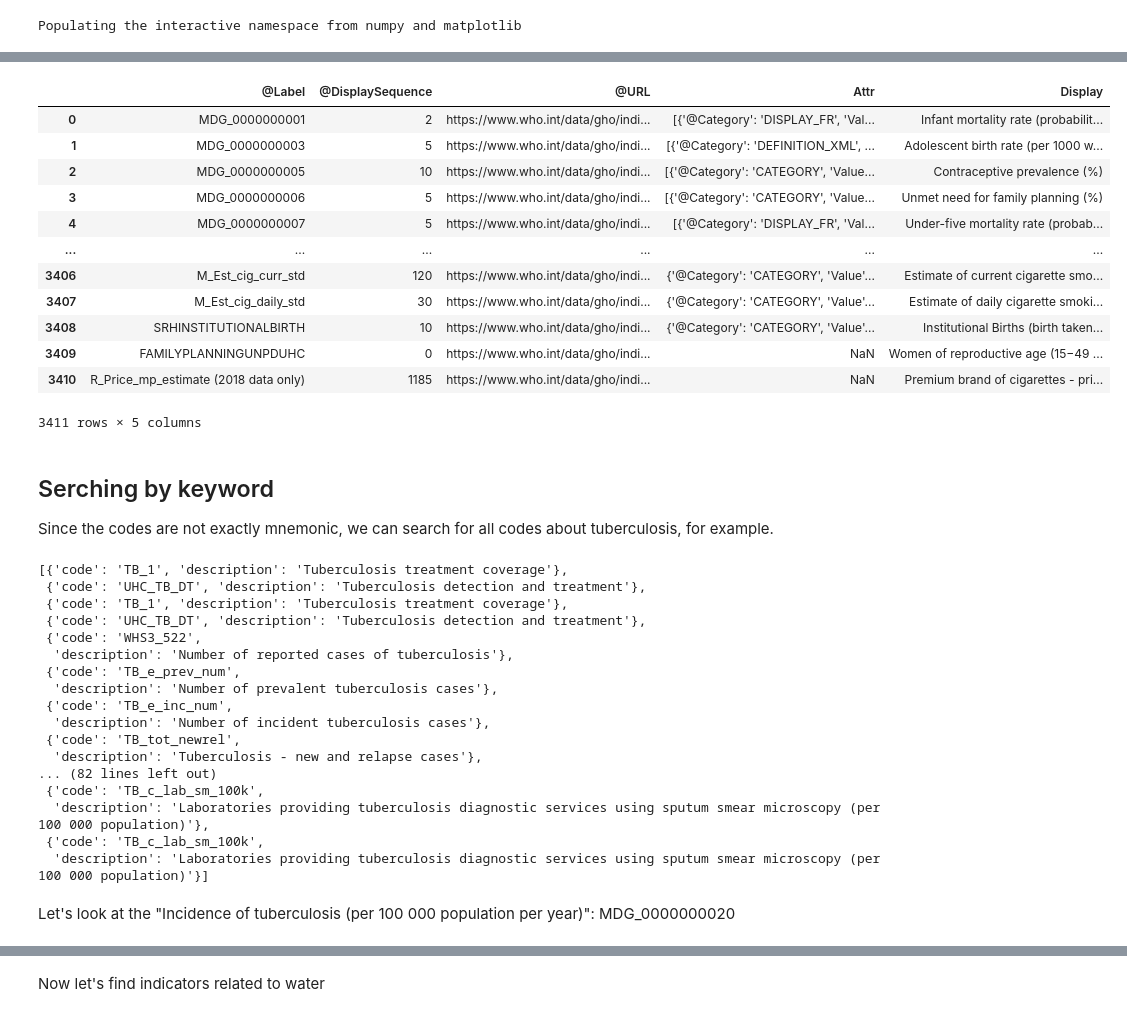
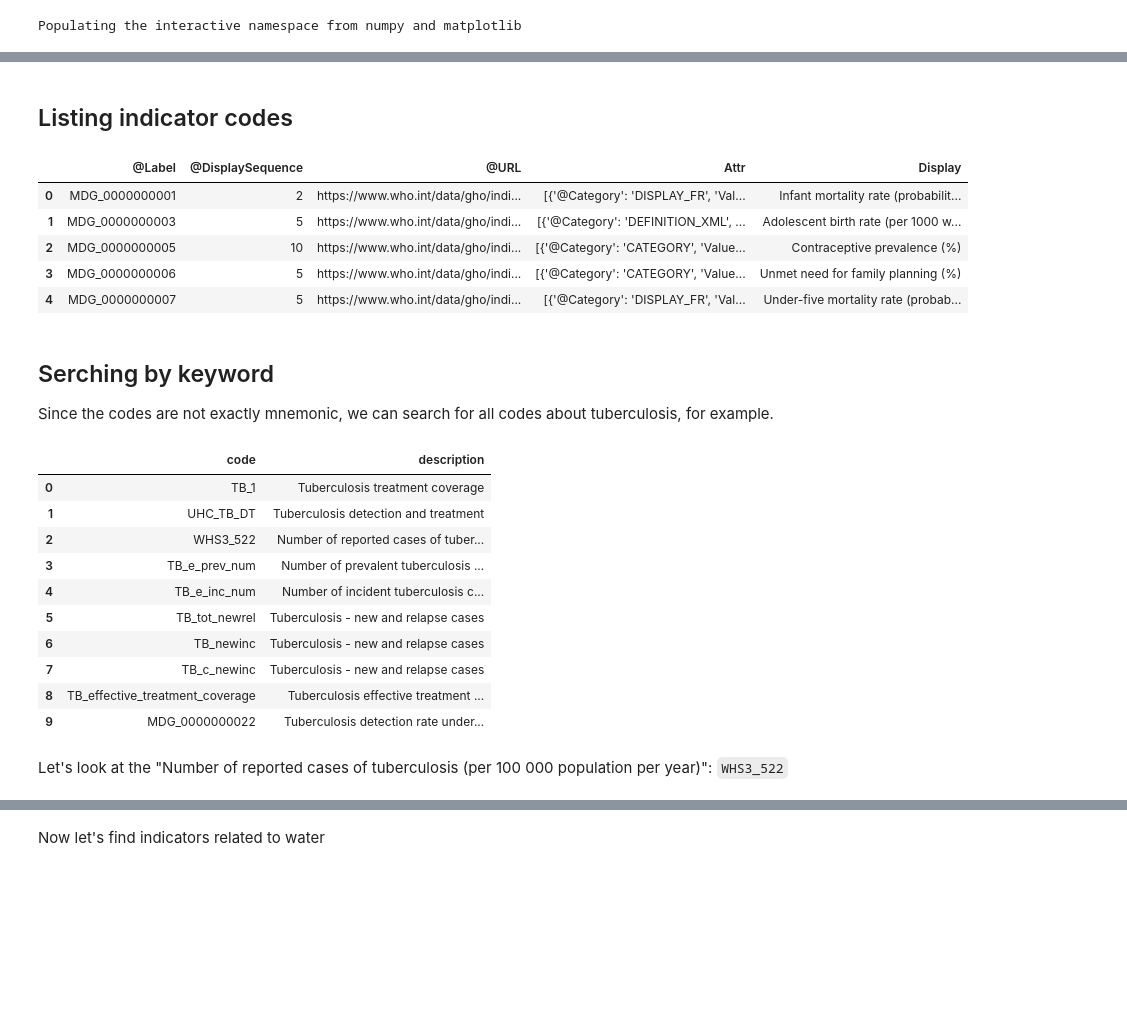
Before and after one commit to fccoelho/ghoclient, a Jupyter notebook: docs/GHO_data.ipynb, the cells around one changed output, grey strips where cells are left out. Saved outputs shown, nothing was run; the diff lists cells and outputs as text; code cells hidden in the pictures; blank space fills up the shorter version.

```diff
--- a/docs/GHO_data.ipynb
+++ b/docs/GHO_data.ipynb
@@ -10,46 +9,37 @@ Populating the interactive namespace from numpy and matplotlib
 # %%
 GC = GHOSession()
+# %% [markdown]
+## Listing indicator codes
 # %%
 codes = GC.get_data_codes(format='dataframe')
-codes
+codes.head()
 # %% [output]
 |  | @Label | @DisplaySequence | @URL | Attr | Display |
 | 0 | MDG_0000000001 | 2 | https://www.who.int/data/gho/indi... | [{'@Category': 'DISPLAY_FR', 'Val... | Infant mortality rate (probabilit... |
 | 1 | MDG_0000000003 | 5 | https://www.who.int/data/gho/indi... | [{'@Category': 'DEFINITION_XML', ... | Adolescent birth rate (per 1000 w... |
 | 2 | MDG_0000000005 | 10 | https://www.who.int/data/gho/indi... | [{'@Category': 'CATEGORY', 'Value... | Contraceptive prevalence (%) |
 | 3 | MDG_0000000006 | 5 | https://www.who.int/data/gho/indi... | [{'@Category': 'CATEGORY', 'Value... | Unmet need for family planning (%) |
 | 4 | MDG_0000000007 | 5 | https://www.who.int/data/gho/indi... | [{'@Category': 'DISPLAY_FR', 'Val... | Under-five mortality rate (probab... |
-| ... | ... | ... | ... | ... | ... |
-| 3406 | M_Est_cig_curr_std | 120 | https://www.who.int/data/gho/indi... | {'@Category': 'CATEGORY', 'Value'... | Estimate of current cigarette smo... |
-| 3407 | M_Est_cig_daily_std | 30 | https://www.who.int/data/gho/indi... | {'@Category': 'CATEGORY', 'Value'... | Estimate of daily cigarette smoki... |
-| 3408 | SRHINSTITUTIONALBIRTH | 10 | https://www.who.int/data/gho/indi... | {'@Category': 'CATEGORY', 'Value'... | Institutional Births (birth taken... |
-| 3409 | FAMILYPLANNINGUNPDUHC | 0 | https://www.who.int/data/gho/indi... | NaN | Women of reproductive age (15−49 ... |
-| 3410 | R_Price_mp_estimate (2018 data only) | 1185 | https://www.who.int/data/gho/indi... | NaN | Premium brand of cigarettes - pri... |
-3411 rows × 5 columns
 # %% [markdown]
 ## Serching by keyword
 Since the codes are not exactly mnemonic, we can search for all codes about tuberculosis, for example.
 # %%
-index.build_index()
-index.search('tuberculosis')
+index.build_index(codes)
+results = index.search('tuberculosis')
+results = pd.DataFrame(results)
+results
 # %% [output]
-[{'code': 'TB_1', 'description': 'Tuberculosis treatment coverage'},
- {'code': 'UHC_TB_DT', 'description': 'Tuberculosis detection and treatment'},
- {'code': 'TB_1', 'description': 'Tuberculosis treatment coverage'},
- {'code': 'UHC_TB_DT', 'description': 'Tuberculosis detection and treatment'},
- {'code': 'WHS3_522',
-  'description': 'Number of reported cases of tuberculosis'},
- {'code': 'TB_e_prev_num',
-  'description': 'Number of prevalent tuberculosis cases'},
- {'code': 'TB_e_inc_num',
-  'description': 'Number of incident tuberculosis cases'},
- {'code': 'TB_tot_newrel',
-  'description': 'Tuberculosis - new and relapse cases'},
-... (82 lines left out)
- {'code': 'TB_c_lab_sm_100k',
-  'description': 'Laboratories providing tuberculosis diagnostic services using sputum smear microscopy (per 100 000 population)'},
- {'code': 'TB_c_lab_sm_100k',
-  'description': 'Laboratories providing tuberculosis diagnostic services using sputum smear microscopy (per 100 000 population)'}]
+|  | code | description |
+| 0 | TB_1 | Tuberculosis treatment coverage |
+| 1 | UHC_TB_DT | Tuberculosis detection and treatment |
+| 2 | WHS3_522 | Number of reported cases of tuber... |
+| 3 | TB_e_prev_num | Number of prevalent tuberculosis ... |
+| 4 | TB_e_inc_num | Number of incident tuberculosis c... |
+| 5 | TB_tot_newrel | Tuberculosis - new and relapse cases |
+| 6 | TB_newinc | Tuberculosis - new and relapse cases |
+| 7 | TB_c_newinc | Tuberculosis - new and relapse cases |
+| 8 | TB_effective_treatment_coverage | Tuberculosis effective treatment ... |
+| 9 | MDG_0000000022 | Tuberculosis detection rate under... |
 # %% [markdown]
-Let's look at the "Incidence of tuberculosis (per 100 000 population per year)": MDG_0000000020
+Let's look at the "Number of reported cases of tuberculosis (per 100 000 population per year)": `WHS3_522`
 # %%
```
Also changed, not shown: parts of 3 cells of this notebook, 3 other files.
